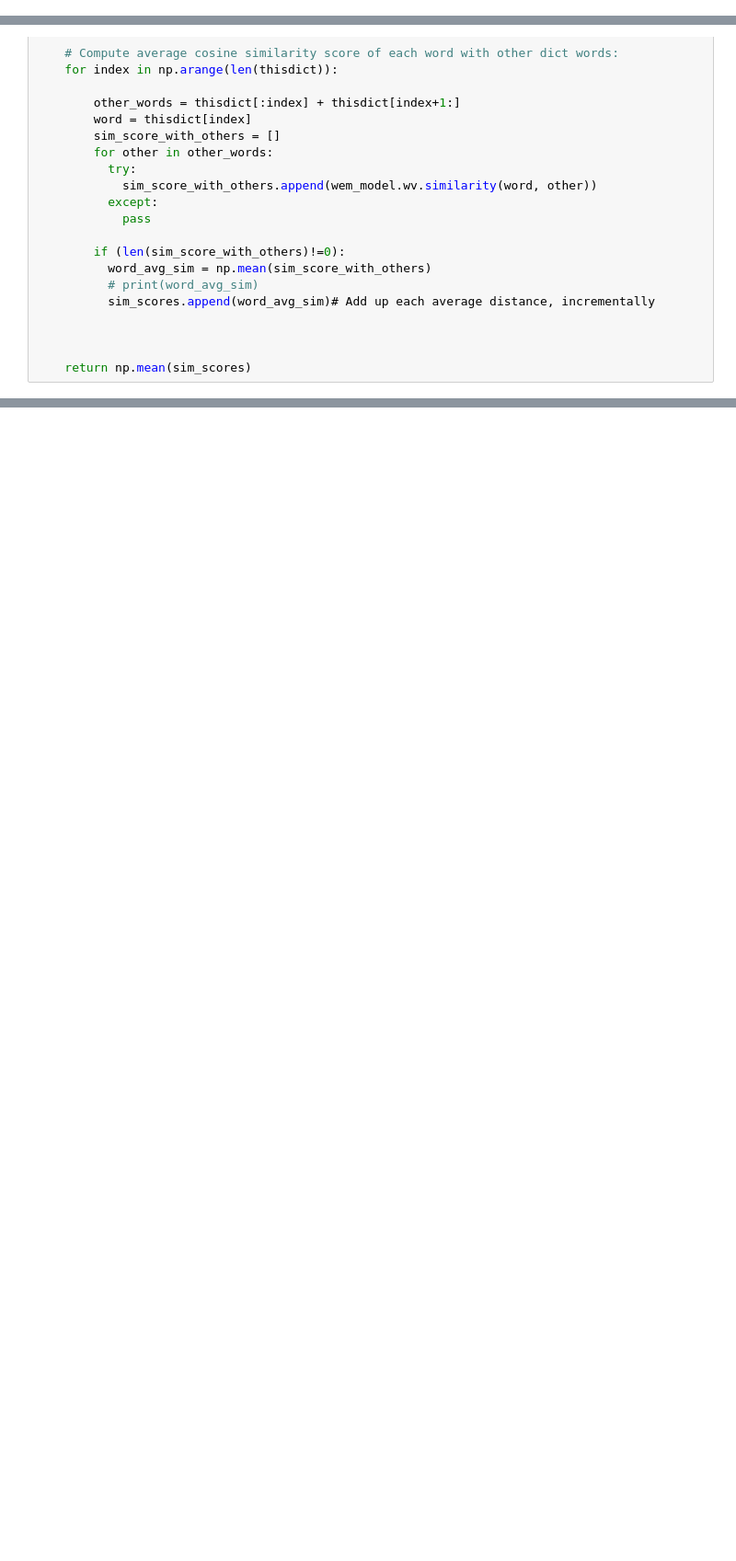
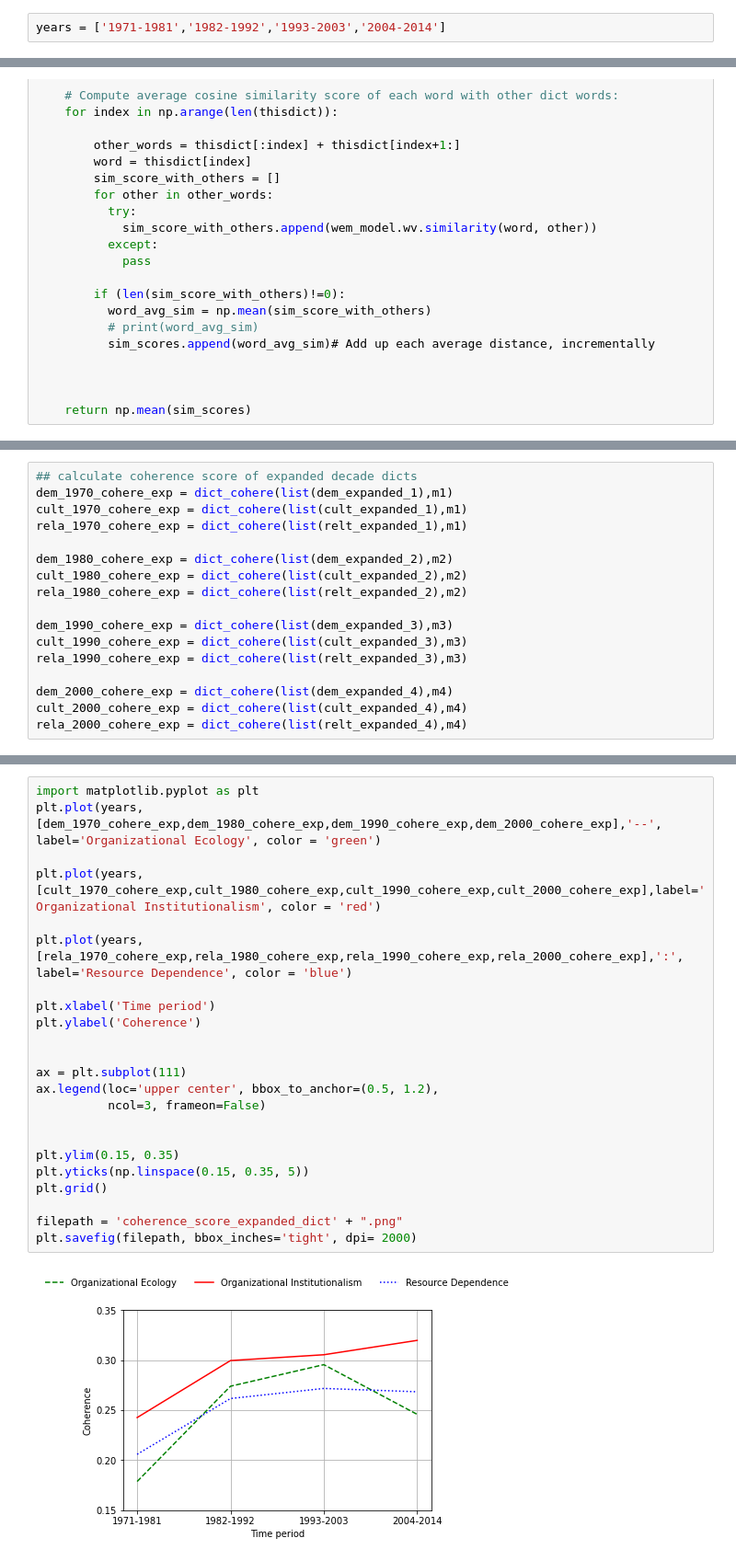
Before and after one commit to h2researchgroup/embeddings, a Jupyter notebook: validate/calculate_coherence_distinct.ipynb, the cells around one changed output, grey strips where cells are left out. Shown at 92% size. Cells and saved outputs as stored; diff of their text form; blank space fills up the shorter version.

```diff
--- a/validate/calculate_coherence_distinct.ipynb
+++ b/validate/calculate_coherence_distinct.ipynb
@@ -46,0 +115,2 @@ from gensim.models import Word2Vec
+# %%
+years = ['1971-1981','1982-1992','1993-2003','2004-2014']
@@ -130,0 +169,17 @@ rela_2000_cohere = dict_cohere(rela_core,m4)
+# %%
+## calculate coherence score of expanded decade dicts
+dem_1970_cohere_exp = dict_cohere(list(dem_expanded_1),m1)
+cult_1970_cohere_exp = dict_cohere(list(cult_expanded_1),m1)
+rela_1970_cohere_exp = dict_cohere(list(relt_expanded_1),m1)
+
+dem_1980_cohere_exp = dict_cohere(list(dem_expanded_2),m2)
+cult_1980_cohere_exp = dict_cohere(list(cult_expanded_2),m2)
+rela_1980_cohere_exp = dict_cohere(list(relt_expanded_2),m2)
+
+dem_1990_cohere_exp = dict_cohere(list(dem_expanded_3),m3)
+cult_1990_cohere_exp = dict_cohere(list(cult_expanded_3),m3)
+rela_1990_cohere_exp = dict_cohere(list(relt_expanded_3),m3)
+
+dem_2000_cohere_exp = dict_cohere(list(dem_expanded_4),m4)
+cult_2000_cohere_exp = dict_cohere(list(cult_expanded_4),m4)
+rela_2000_cohere_exp = dict_cohere(list(relt_expanded_4),m4)
@@ -130,0 +206,25 @@ rela_2000_cohere = dict_cohere(rela_core,m4)
+# %%
+import matplotlib.pyplot as plt
+plt.plot(years,[dem_1970_cohere_exp,dem_1980_cohere_exp,dem_1990_cohere_exp,dem_2000_cohere_exp],'--', label='Organizational Ecology', color = 'green')
+
+plt.plot(years,[cult_1970_cohere_exp,cult_1980_cohere_exp,cult_1990_cohere_exp,cult_2000_cohere_exp],label='Organizational Institutionalism', color = 'red')
+
+plt.plot(years,[rela_1970_cohere_exp,rela_1980_cohere_exp,rela_1990_cohere_exp,rela_2000_cohere_exp],':', label='Resource Dependence', color = 'blue')
+
+plt.xlabel('Time period')
+plt.ylabel('Coherence')
+
+
+ax = plt.subplot(111)
+ax.legend(loc='upper center', bbox_to_anchor=(0.5, 1.2),
+          ncol=3, frameon=False)
+
+
+plt.ylim(0.15, 0.35)
+plt.yticks(np.linspace(0.15, 0.35, 5))
+plt.grid()
+
+filepath = 'coherence_score_expanded_dict' + ".png"
+plt.savefig(filepath, bbox_inches='tight', dpi= 2000)
+# %% [output]
+[figure, added]
```
Also changed, not shown: parts of 46 cells of this notebook.
